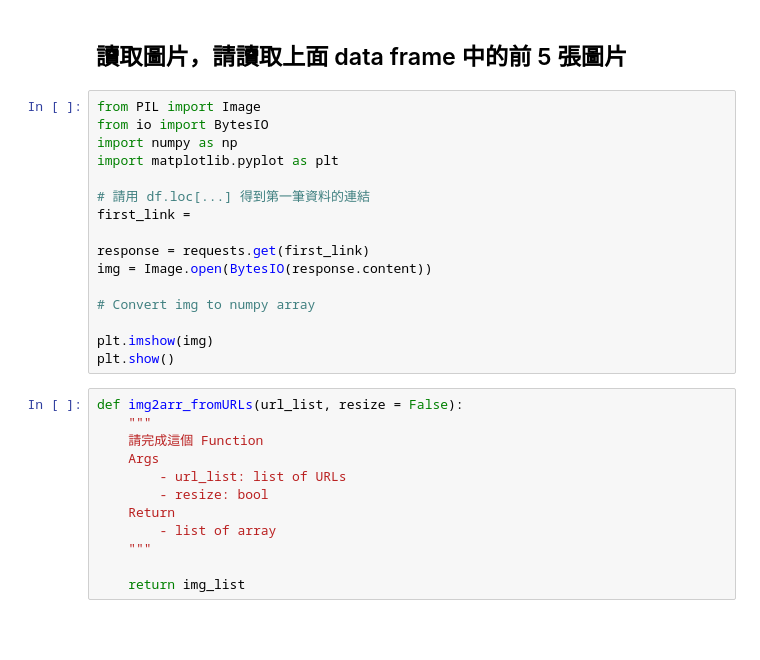
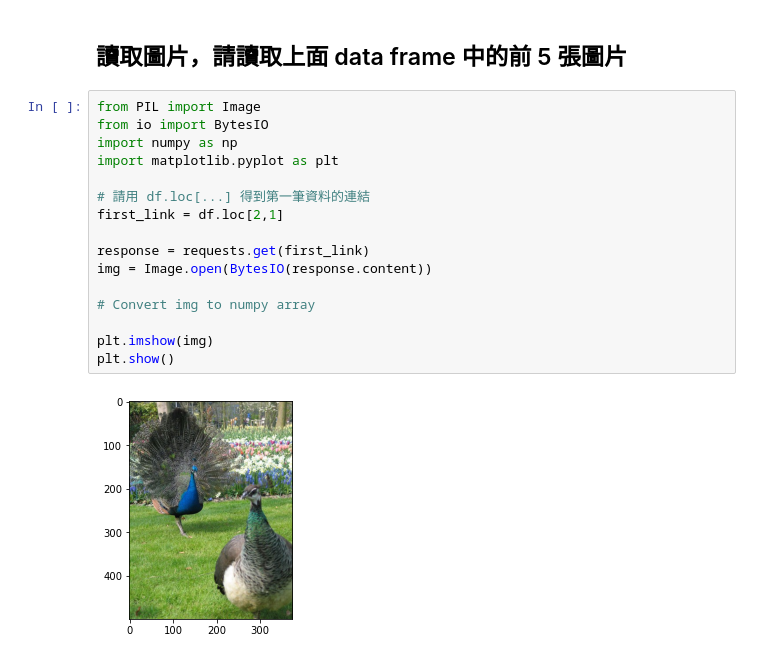
Before and after one commit to yuanhaole/ML_100, a Jupyter notebook: homework/ML_Day005_2/Day_005-2_HW.ipynb, the cells around one changed output. Saved outputs shown, nothing was run; the diff lists cells and outputs as text; blank space fills up the shorter version.

```diff
--- a/homework/ML_Day005_2/Day_005-2_HW.ipynb
+++ b/homework/ML_Day005_2/Day_005-2_HW.ipynb
@@ -47,28 +60,18 @@ df.head()
 # %%
 from PIL import Image
 from io import BytesIO
 import numpy as np
 import matplotlib.pyplot as plt
 
 # 請用 df.loc[...] 得到第一筆資料的連結
-first_link =
+first_link = df.loc[2,1]
 
 response = requests.get(first_link)
 img = Image.open(BytesIO(response.content))
 
 # Convert img to numpy array
 
 plt.imshow(img)
 plt.show()
+# %% [output]
+[figure, added]
-# %%
-def img2arr_fromURLs(url_list, resize = False):
-    """
-    請完成這個 Function
-    Args
-        - url_list: list of URLs
-        - resize: bool
-    Return
-        - list of array
-    """
-
-    return img_list
```
Also changed, not shown: parts of 5 cells of this notebook.
